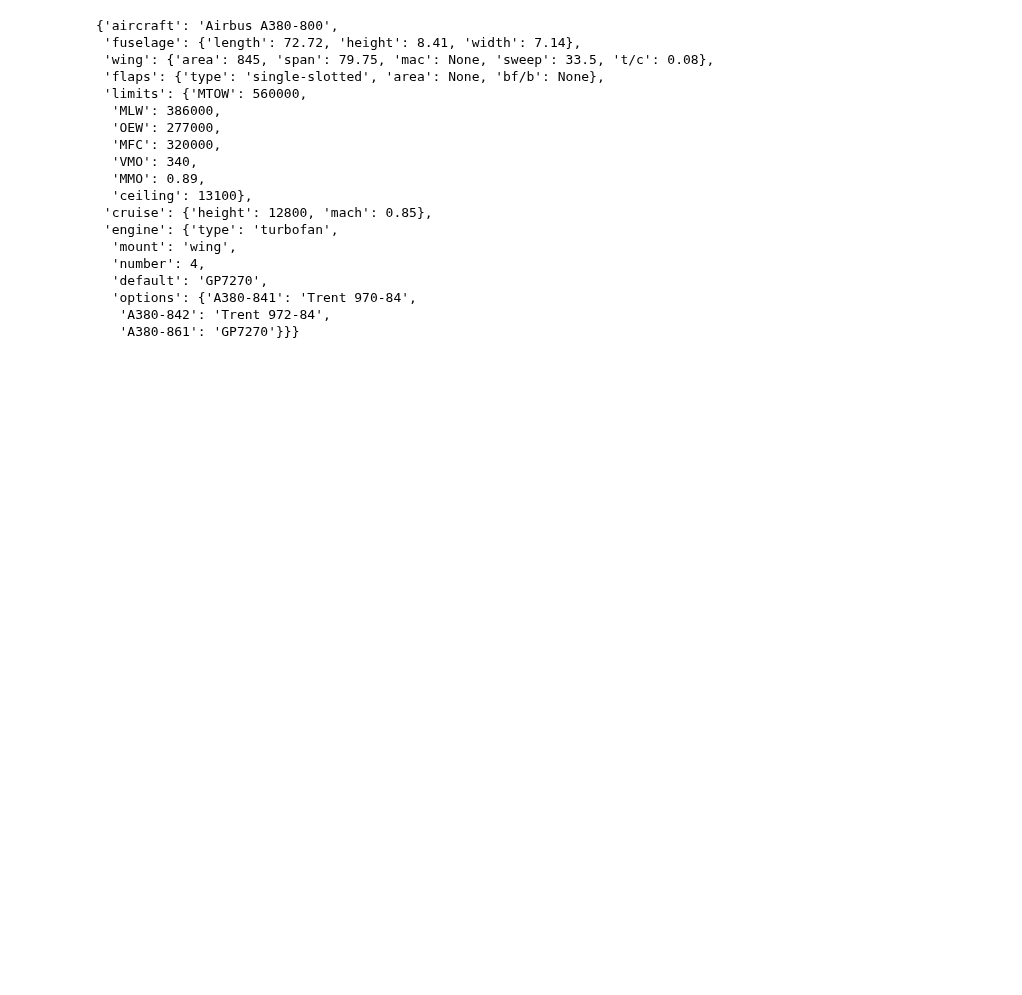
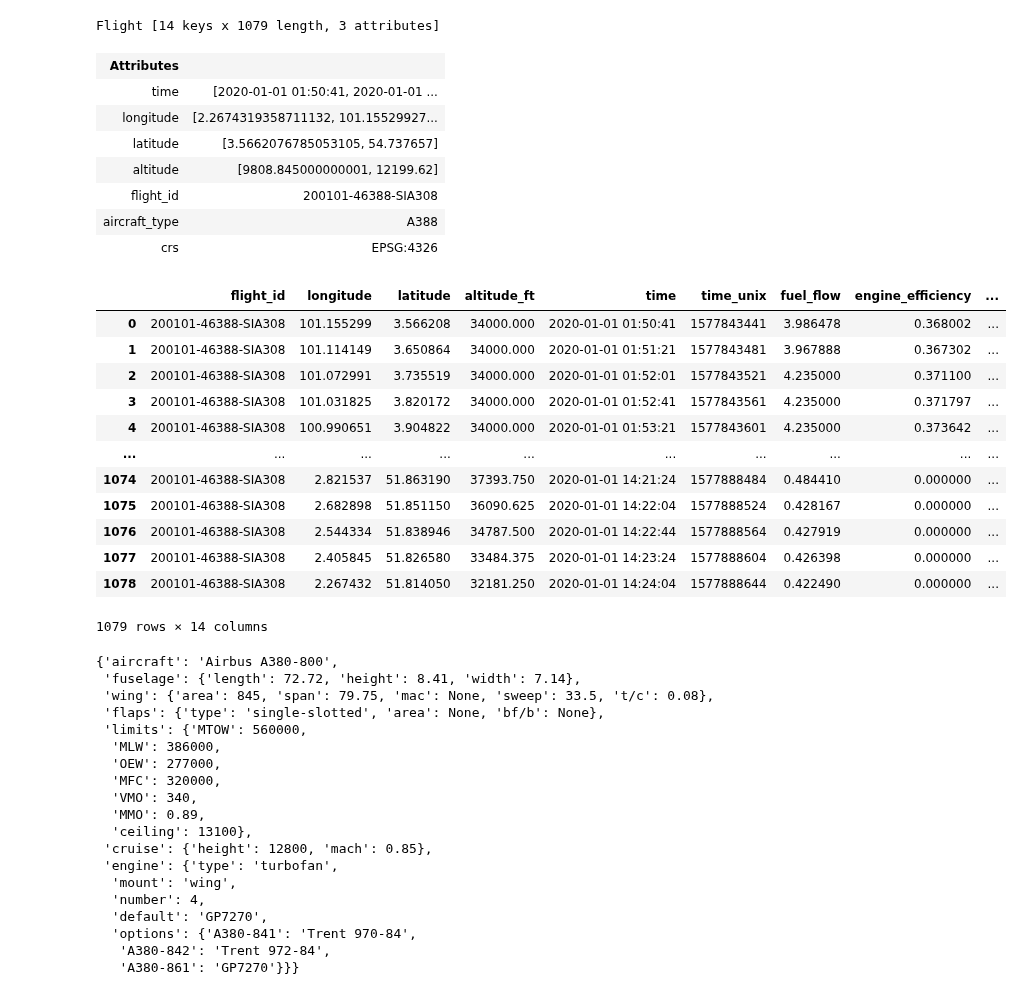
Before and after one commit to contrailcirrus/2023-04-pycontrails-workshop, a Jupyter notebook: notebooks/03-Aircraft-Performance.ipynb, the cells around one changed output. Drawn from its saved outputs; the diff is of its cells as text; code cells hidden in the pictures; blank space fills up the shorter version.

```diff
--- a/notebooks/03-Aircraft-Performance.ipynb
+++ b/notebooks/03-Aircraft-Performance.ipynb
@@ -44,7 +67,33 @@ df_flight["specific_humidity"] = 0.0
 # %%
 # Instantiate flight object
-flight = Flight(df_flight, flight_id=flight_id, aircraft_type="A388")
+aircraft_type = flight_attrs["aircraft_type_icao"]
+engine_name = flight_attrs["engine_name"]
+
+flight = Flight(flight, flight_id=flight_id, aircraft_type=aircraft_type)
 flight
+# %% [output]
+Flight [14 keys x 1079 length, 3 attributes]
+| Attributes |  |
+| time | [2020-01-01 01:50:41, 2020-01-01 ... |
+| longitude | [2.2674319358711132, 101.15529927... |
+| latitude | [3.5662076785053105, 54.737657] |
+| altitude | [9808.845000000001, 12199.62] |
+| flight_id | 200101-46388-SIA308 |
+| aircraft_type | A388 |
+| crs | EPSG:4326 |
+|  | flight_id | longitude | latitude | altitude_ft | time | time_unix | fuel_flow | engine_efficiency | ... |
+| 0 | 200101-46388-SIA308 | 101.155299 | 3.566208 | 34000.000 | 2020-01-01 01:50:41 | 1577843441 | 3.986478 | 0.368002 | ... |
+| 1 | 200101-46388-SIA308 | 101.114149 | 3.650864 | 34000.000 | 2020-01-01 01:51:21 | 1577843481 | 3.967888 | 0.367302 | ... |
+| 2 | 200101-46388-SIA308 | 101.072991 | 3.735519 | 34000.000 | 2020-01-01 01:52:01 | 1577843521 | 4.235000 | 0.371100 | ... |
+| 3 | 200101-46388-SIA308 | 101.031825 | 3.820172 | 34000.000 | 2020-01-01 01:52:41 | 1577843561 | 4.235000 | 0.371797 | ... |
+| 4 | 200101-46388-SIA308 | 100.990651 | 3.904822 | 34000.000 | 2020-01-01 01:53:21 | 1577843601 | 4.235000 | 0.373642 | ... |
+| ... | ... | ... | ... | ... | ... | ... | ... | ... | ... |
+| 1074 | 200101-46388-SIA308 | 2.821537 | 51.863190 | 37393.750 | 2020-01-01 14:21:24 | 1577888484 | 0.484410 | 0.000000 | ... |
+| 1075 | 200101-46388-SIA308 | 2.682898 | 51.851150 | 36090.625 | 2020-01-01 14:22:04 | 1577888524 | 0.428167 | 0.000000 | ... |
+| 1076 | 200101-46388-SIA308 | 2.544334 | 51.838946 | 34787.500 | 2020-01-01 14:22:44 | 1577888564 | 0.427919 | 0.000000 | ... |
+| 1077 | 200101-46388-SIA308 | 2.405845 | 51.826580 | 33484.375 | 2020-01-01 14:23:24 | 1577888604 | 0.426398 | 0.000000 | ... |
+| 1078 | 200101-46388-SIA308 | 2.267432 | 51.814050 | 32181.250 | 2020-01-01 14:24:04 | 1577888644 | 0.422490 | 0.000000 | ... |
+1079 rows × 14 columns
 # %%
 # https://openap.dev/usage
 from openap import prop
```
Also changed, not shown: parts of 16 cells of this notebook.
